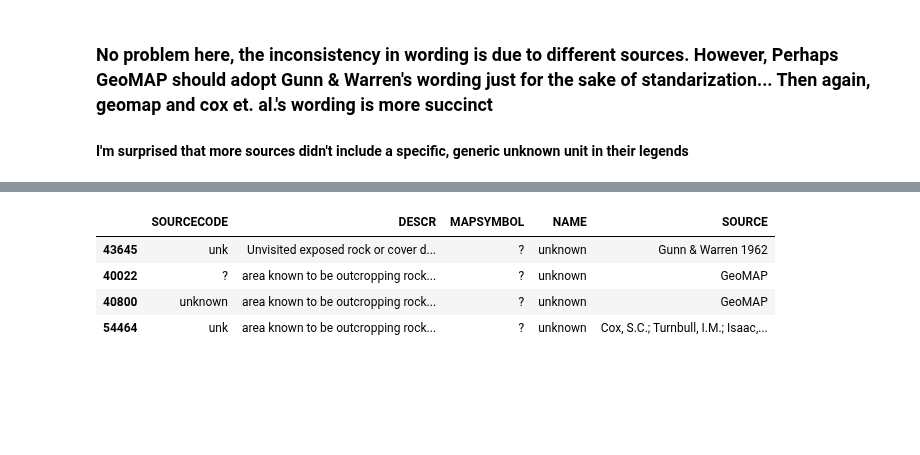
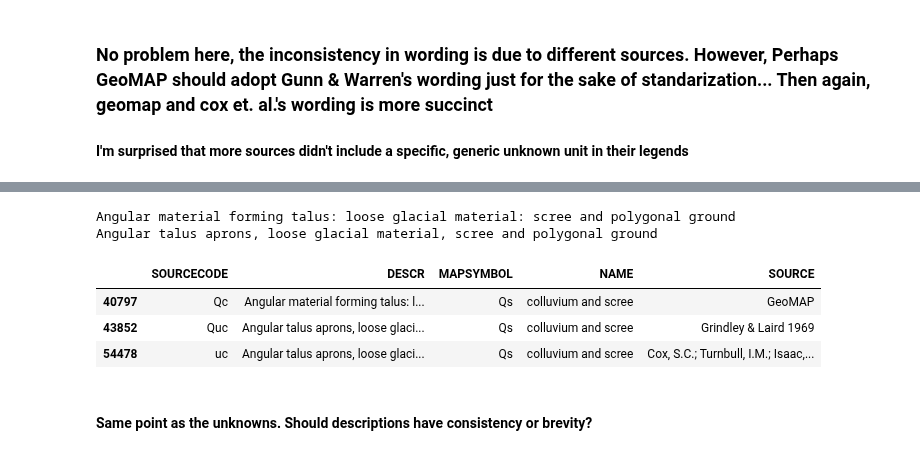
Before and after one commit to selkind/GeoMap, a Jupyter notebook: name_descr_investigation.ipynb, the cells around one changed output, grey strips where cells are left out. Drawn from its saved outputs; the diff is of its cells as text; code cells hidden in the pictures; blank space fills up the shorter version.

```diff
--- a/name_descr_investigation.ipynb
+++ b/name_descr_investigation.ipynb
@@ -736,10 +717,17 @@ print(len(name_descr_sets[14][1]))
+# %%
+for i in name_descr_sets[14][1]["DESCR"]:
+    print(i)
+# %% [output]
+Angular material forming talus: loose glacial material: scree and polygonal ground
+Angular talus aprons, loose glacial material, scree and polygonal ground
 # %%
-unknown = create_src_descr_combos_by_name(name_descr_sets[13][0], data)
+col_scree_combos = create_src_descr_combos_by_name(name_descr_sets[14][0], data)
 # %%
-display(unknown)
+display(col_scree_combos)
 # %% [output]
 |  | SOURCECODE | DESCR | MAPSYMBOL | NAME | SOURCE |
-| 43645 | unk | Unvisited exposed rock or cover d... | ? | unknown | Gunn & Warren 1962 |
-| 40022 | ? | area known to be outcropping rock... | ? | unknown | GeoMAP |
-| 40800 | unknown | area known to be outcropping rock... | ? | unknown | GeoMAP |
-| 54464 | unk | area known to be outcropping rock... | ? | unknown | Cox, S.C.; Turnbull, I.M.; Isaac,... |
+| 40797 | Qc | Angular material forming talus: l... | Qs | colluvium and scree | GeoMAP |
+| 43852 | Quc | Angular talus aprons, loose glaci... | Qs | colluvium and scree | Grindley & Laird 1969 |
+| 54478 | uc | Angular talus aprons, loose glaci... | Qs | colluvium and scree | Cox, S.C.; Turnbull, I.M.; Isaac,... |
+# %% [markdown]
+#### Same point as the unknowns. Should descriptions have consistency or brevity?
```
Also changed, not shown: parts of 50 cells of this notebook.
